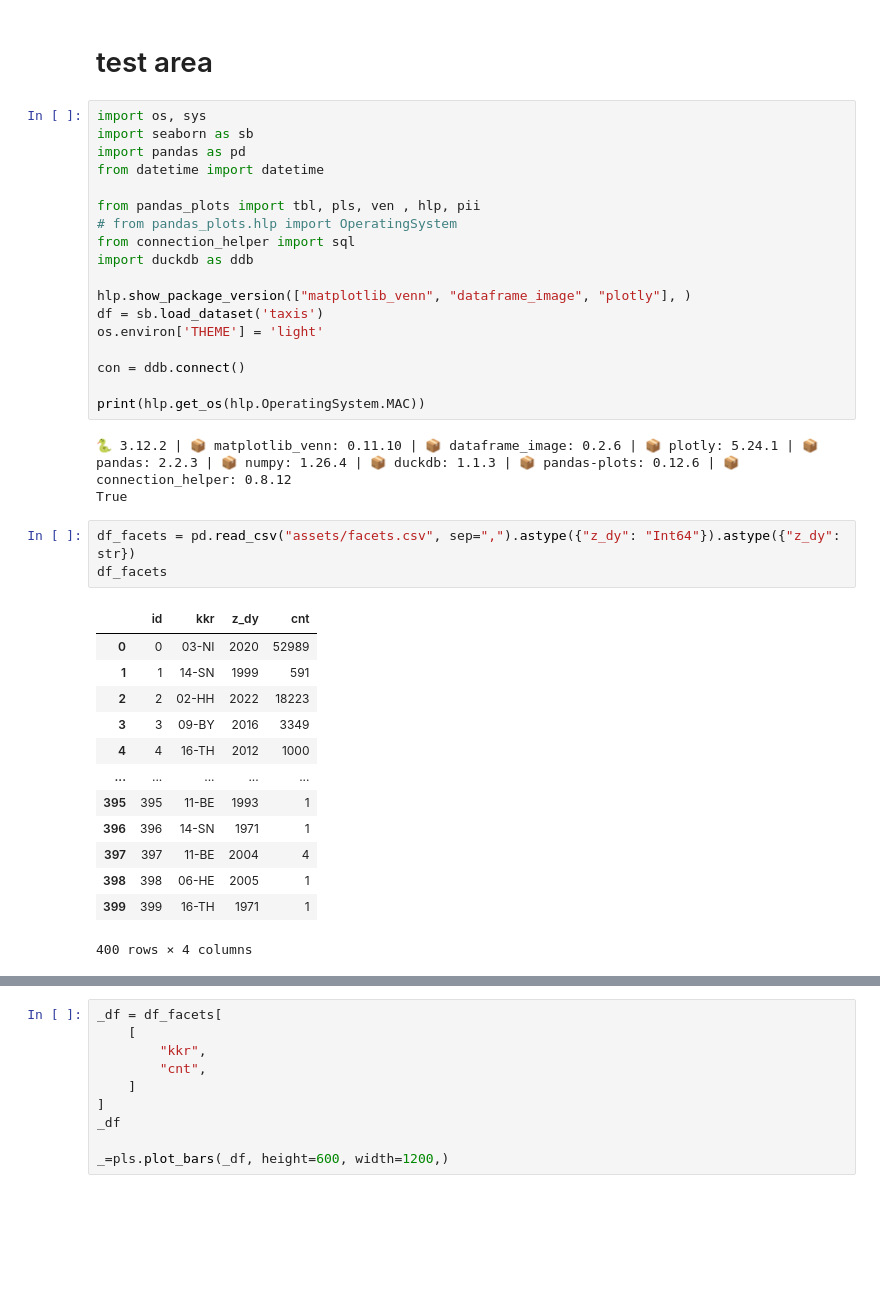
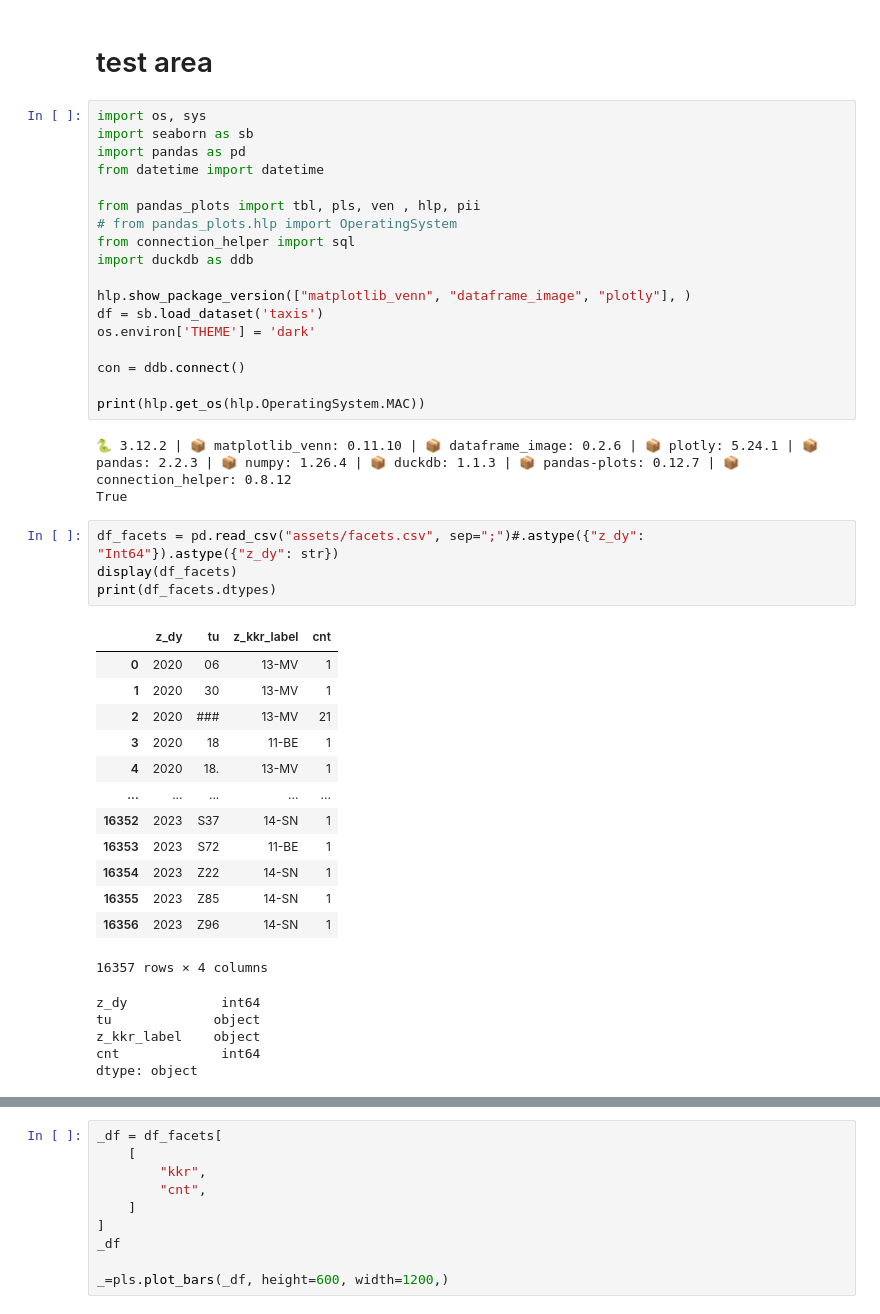
Before and after one commit to smeisegeier/pandas-plots, a Jupyter notebook: src/test.ipynb, the cells around one changed output, grey strips where cells are left out. Drawn from its saved outputs; the diff is of its cells as text; blank space fills up the shorter version.

```diff
--- a/src/test.ipynb
+++ b/src/test.ipynb
@@ -13,28 +13,34 @@ import duckdb as ddb
 
 hlp.show_package_version(["matplotlib_venn", "dataframe_image", "plotly"], )
 df = sb.load_dataset('taxis')
-os.environ['THEME'] = 'light'
+os.environ['THEME'] = 'dark'
 
 con = ddb.connect()
 
 print(hlp.get_os(hlp.OperatingSystem.MAC))
 # %% [output]
-🐍 3.12.2 | 📦 matplotlib_venn: 0.11.10 | 📦 dataframe_image: 0.2.6 | 📦 plotly: 5.24.1 | 📦 pandas: 2.2.3 | 📦 numpy: 1.26.4 | 📦 duckdb: 1.1.3 | 📦 pandas-plots: 0.12.6 | 📦 connection_helper: 0.8.12
+🐍 3.12.2 | 📦 matplotlib_venn: 0.11.10 | 📦 dataframe_image: 0.2.6 | 📦 plotly: 5.24.1 | 📦 pandas: 2.2.3 | 📦 numpy: 1.26.4 | 📦 duckdb: 1.1.3 | 📦 pandas-plots: 0.12.7 | 📦 connection_helper: 0.8.12
 True
 # %%
-df_facets = pd.read_csv("assets/facets.csv", sep=",").astype({"z_dy": "Int64"}).astype({"z_dy": str})
-df_facets
+df_facets = pd.read_csv("assets/facets.csv", sep=";")#.astype({"z_dy": "Int64"}).astype({"z_dy": str})
+display(df_facets)
+print(df_facets.dtypes)
 # %% [output]
-|  | id | kkr | z_dy | cnt |
-| 0 | 0 | 03-NI | 2020 | 52989 |
-| 1 | 1 | 14-SN | 1999 | 591 |
-| 2 | 2 | 02-HH | 2022 | 18223 |
-| 3 | 3 | 09-BY | 2016 | 3349 |
-| 4 | 4 | 16-TH | 2012 | 1000 |
+|  | z_dy | tu | z_kkr_label | cnt |
+| 0 | 2020 | 06 | 13-MV | 1 |
+| 1 | 2020 | 30 | 13-MV | 1 |
+| 2 | 2020 | ### | 13-MV | 21 |
+| 3 | 2020 | 18 | 11-BE | 1 |
+| 4 | 2020 | 18. | 13-MV | 1 |
 | ... | ... | ... | ... | ... |
-| 395 | 395 | 11-BE | 1993 | 1 |
-| 396 | 396 | 14-SN | 1971 | 1 |
-| 397 | 397 | 11-BE | 2004 | 4 |
-| 398 | 398 | 06-HE | 2005 | 1 |
-| 399 | 399 | 16-TH | 1971 | 1 |
+| 16352 | 2023 | S37 | 14-SN | 1 |
+| 16353 | 2023 | S72 | 11-BE | 1 |
+| 16354 | 2023 | Z22 | 14-SN | 1 |
+| 16355 | 2023 | Z85 | 14-SN | 1 |
+| 16356 | 2023 | Z96 | 14-SN | 1 |
-400 rows × 4 columns
+16357 rows × 4 columns
+z_dy            int64
+tu             object
+z_kkr_label    object
+cnt             int64
+dtype: object
```
Also changed, not shown: parts of 5 cells of this notebook, 2 other files.
